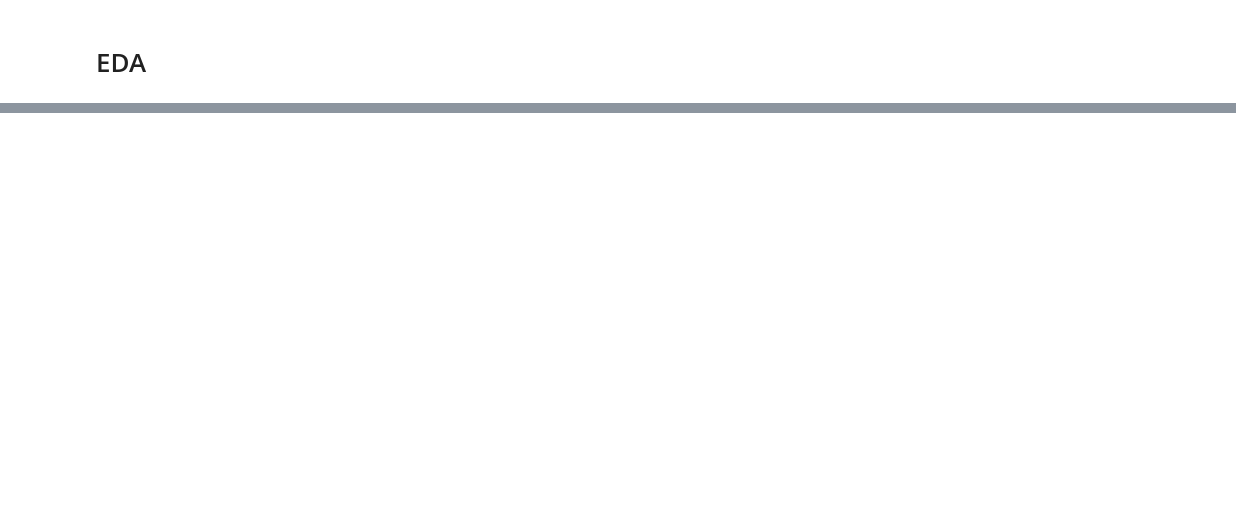
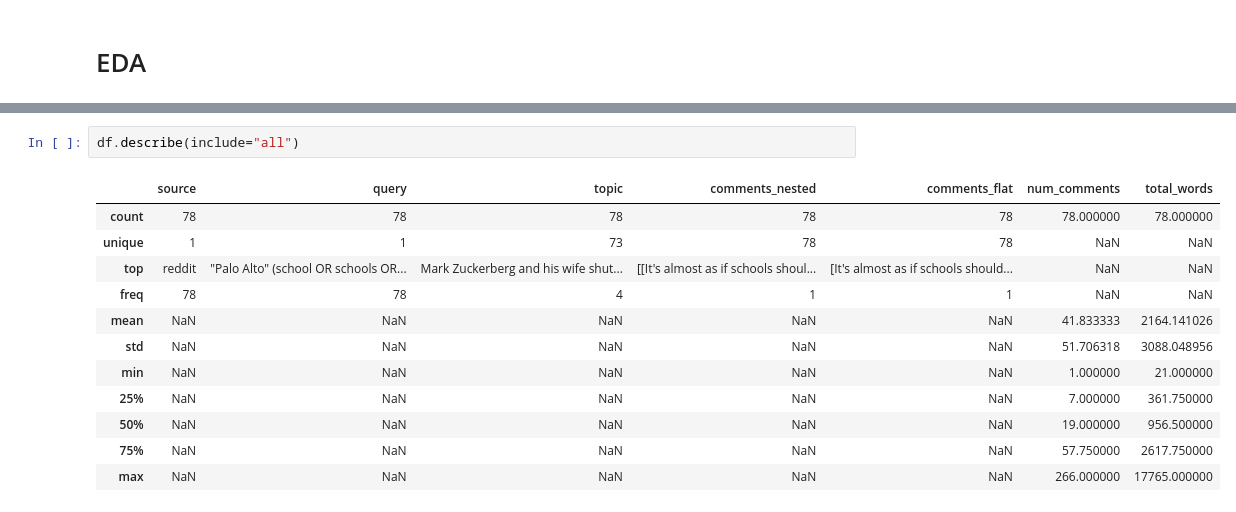
Before and after one commit to junclemente/ads509-final_project, a Jupyter notebook: notebooks/eda.ipynb, the cells around one changed output, grey strips where cells are left out. Drawn from its saved outputs; the diff is of its cells as text; blank space fills up the shorter version.

```diff
--- a/notebooks/eda.ipynb
+++ b/notebooks/eda.ipynb
@@ -19,0 +38,15 @@ df.head()
+# %%
+df.describe(include="all")
+# %% [output]
+|  | source | query | topic | comments_nested | comments_flat | num_comments | total_words |
+| count | 78 | 78 | 78 | 78 | 78 | 78.000000 | 78.000000 |
+| unique | 1 | 1 | 73 | 78 | 78 | NaN | NaN |
+| top | reddit | "Palo Alto" (school OR schools OR... | Mark Zuckerberg and his wife shut... | [[It's almost as if schools shoul... | [It's almost as if schools should... | NaN | NaN |
+| freq | 78 | 78 | 4 | 1 | 1 | NaN | NaN |
+| mean | NaN | NaN | NaN | NaN | NaN | 41.833333 | 2164.141026 |
+| std | NaN | NaN | NaN | NaN | NaN | 51.706318 | 3088.048956 |
+| min | NaN | NaN | NaN | NaN | NaN | 1.000000 | 21.000000 |
+| 25% | NaN | NaN | NaN | NaN | NaN | 7.000000 | 361.750000 |
+| 50% | NaN | NaN | NaN | NaN | NaN | 19.000000 | 956.500000 |
+| 75% | NaN | NaN | NaN | NaN | NaN | 57.750000 | 2617.750000 |
+| max | NaN | NaN | NaN | NaN | NaN | 266.000000 | 17765.000000 |
```
Also changed, not shown: parts of 6 cells of this notebook.
